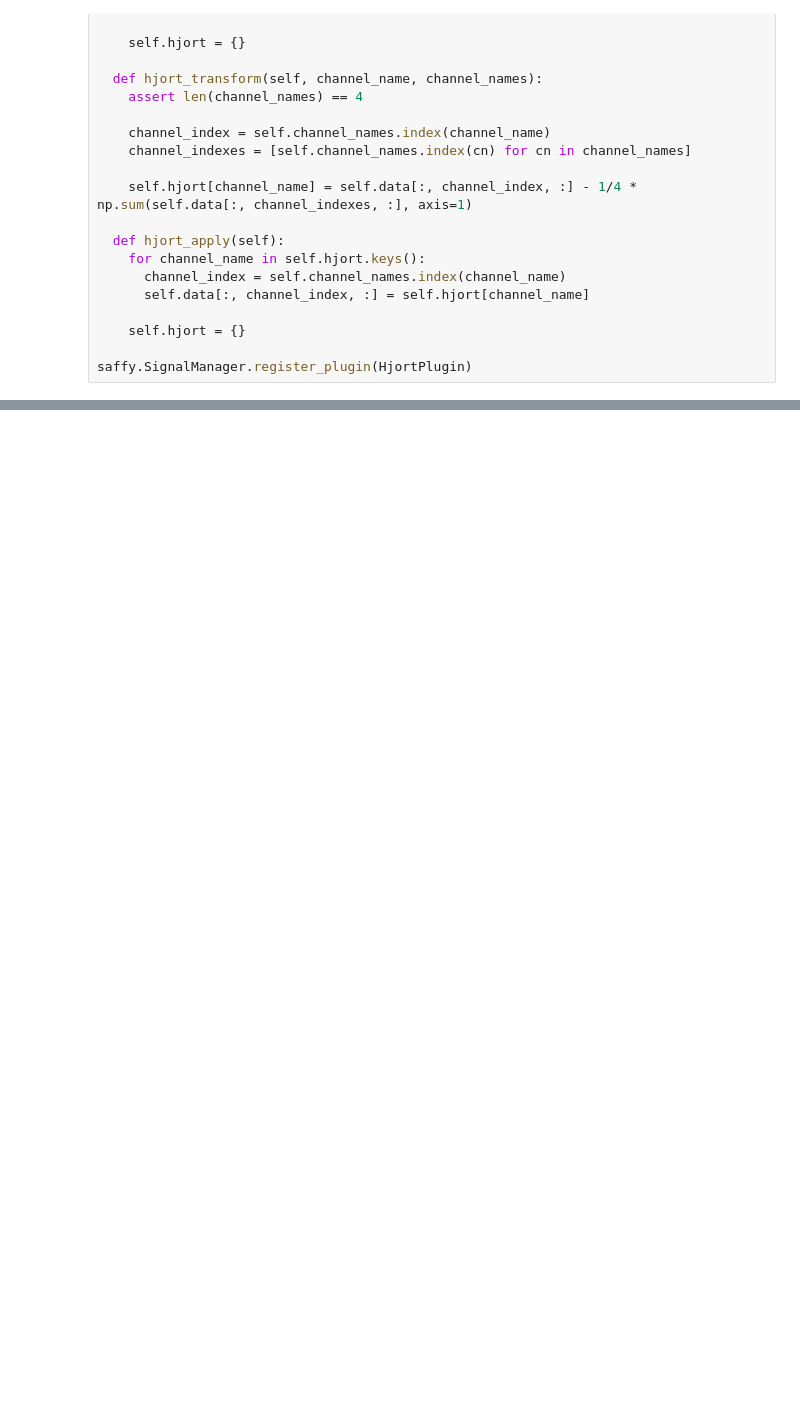
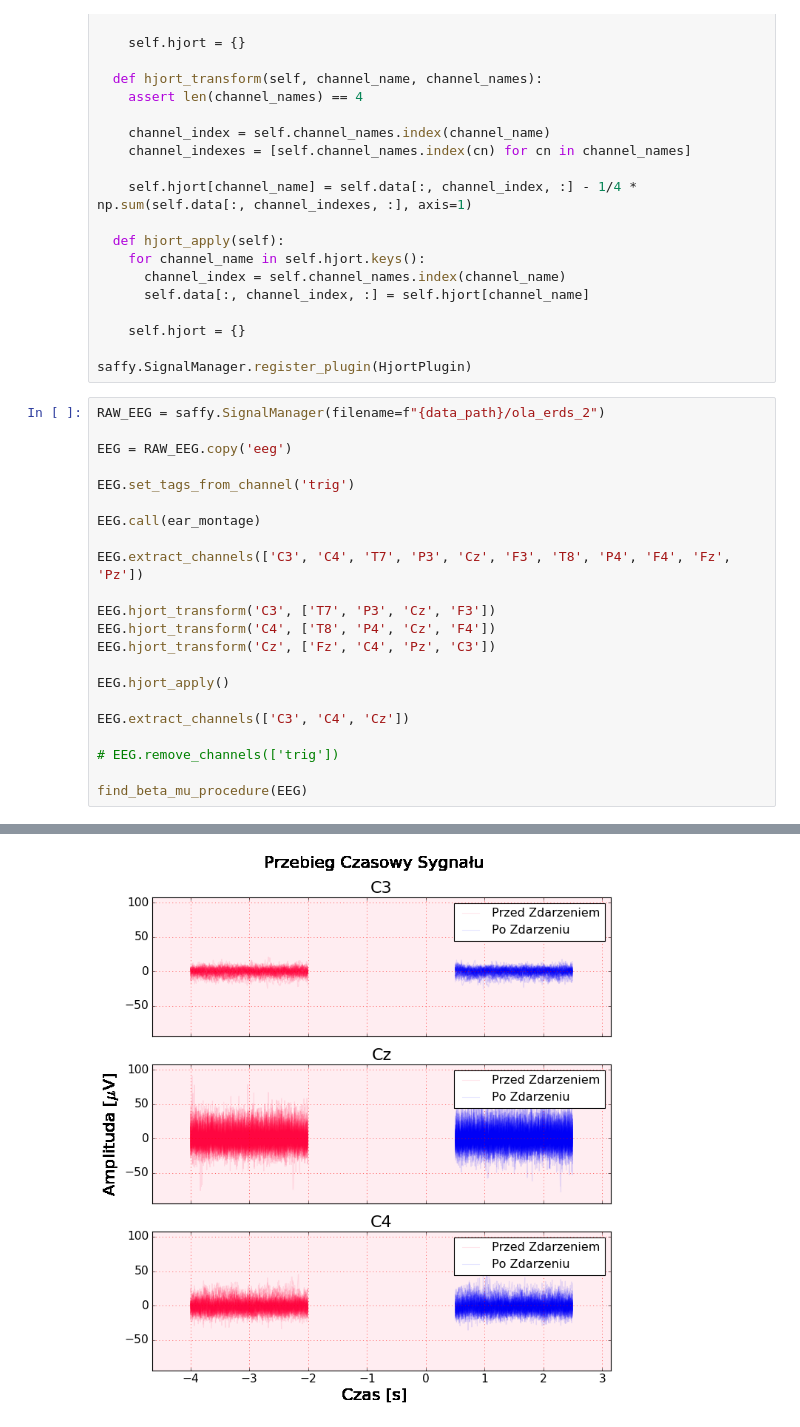
Before and after one commit to PPierzc/PracowniaEEG, a Jupyter notebook: ERD_S.ipynb, the cells around one changed output, grey strips where cells are left out. Drawn from its saved outputs; the diff is of its cells as text; blank space fills up the shorter version.

```diff
--- a/ERD_S.ipynb
+++ b/ERD_S.ipynb
@@ -376,3 +397,26 @@ class HjortPlugin(saffy.PluginManager):
     self.hjort = {}
 
 saffy.SignalManager.register_plugin(HjortPlugin)
+# %%
+RAW_EEG = saffy.SignalManager(filename=f"{data_path}/ola_erds_2")
+
+EEG = RAW_EEG.copy('eeg')
+
+EEG.set_tags_from_channel('trig')
+
+EEG.call(ear_montage)
+
+EEG.extract_channels(['C3', 'C4', 'T7', 'P3', 'Cz', 'F3', 'T8', 'P4', 'F4', 'Fz', 'Pz'])
+
+EEG.hjort_transform('C3', ['T7', 'P3', 'Cz', 'F3'])
+EEG.hjort_transform('C4', ['T8', 'P4', 'Cz', 'F4'])
+EEG.hjort_transform('Cz', ['Fz', 'C4', 'Pz', 'C3'])
+
+EEG.hjort_apply()
+
+EEG.extract_channels(['C3', 'C4', 'Cz'])
+
+# EEG.remove_channels(['trig'])
+
+find_beta_mu_procedure(EEG)
+# %% [output]
@@ -378,0 +424 @@ saffy.SignalManager.register_plugin(HjortPlugin)
+[figure, added]
```
Also changed, not shown: parts of 11 cells of this notebook.
